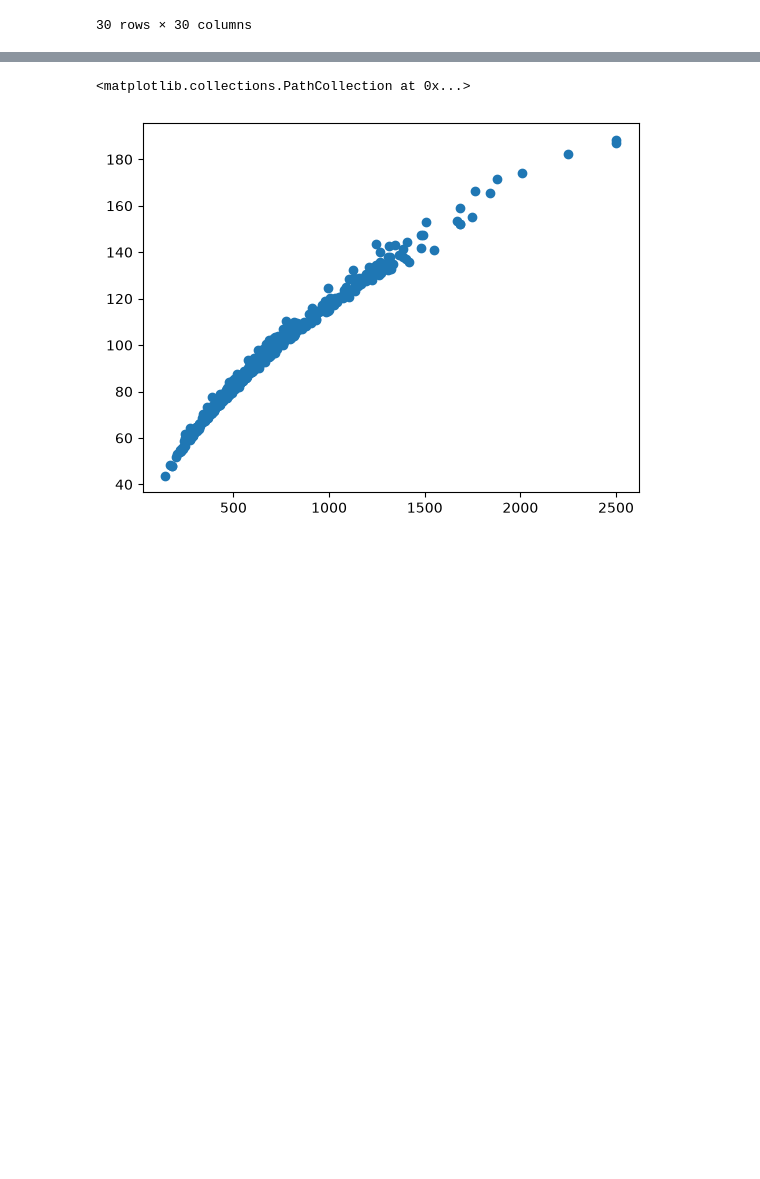
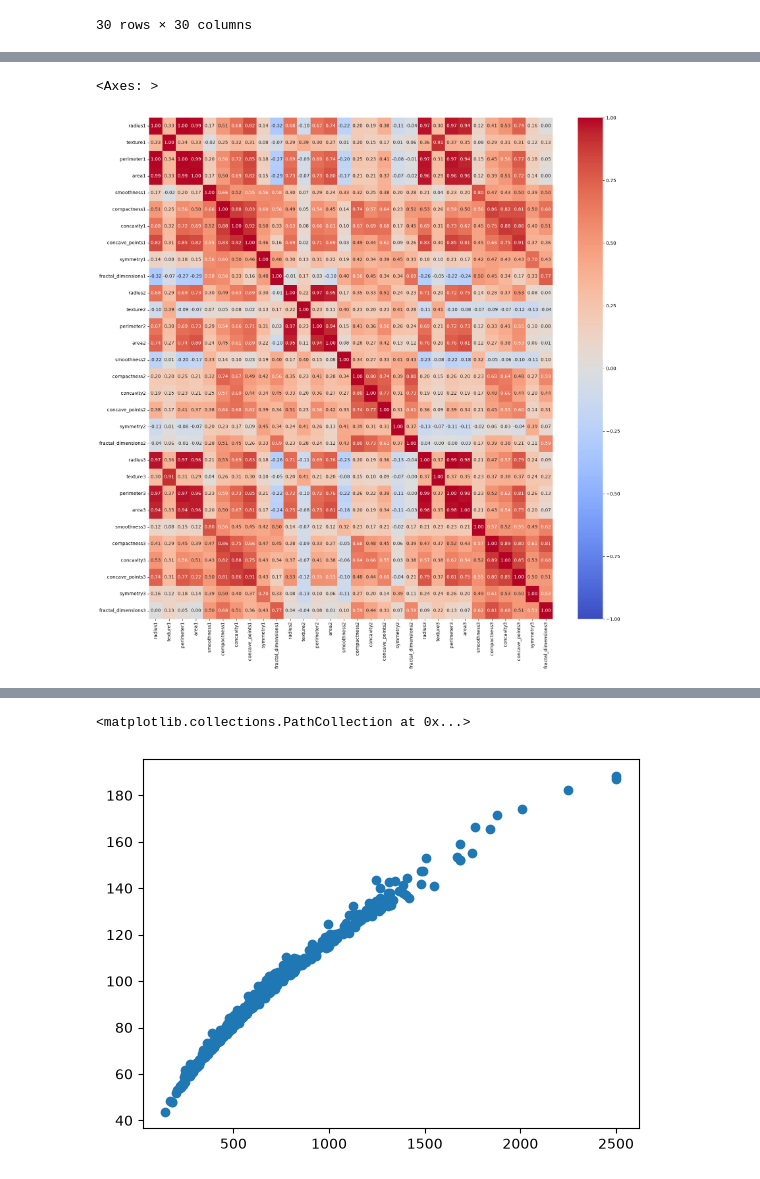
Before and after one commit to lavima/itf31519_2026, a Jupyter notebook: pipeline_baseline_evaluation/workshop_2508.ipynb, the cells around one changed output, grey strips where cells are left out. Saved outputs shown, nothing was run; the diff lists cells and outputs as text; code cells hidden in the pictures; blank space fills up the shorter version.

```diff
--- a/pipeline_baseline_evaluation/workshop_2508.ipynb
+++ b/pipeline_baseline_evaluation/workshop_2508.ipynb
@@ -296,3 +297,10 @@ correlation.style.background_gradient(cmap='coolwarm')
 | concave_points3 | 0.744025 | 0.306278 | 0.770783 | 0.722009 | 0.500119 | 0.813810 | 0.859918 | 0.909272 | ... |
 | symmetry3 | 0.159877 | 0.116263 | 0.184458 | 0.139856 | 0.390161 | 0.502439 | 0.401782 | 0.368009 | ... |
 | fractal_dimensions3 | 0.003339 | 0.127177 | 0.046909 | 0.000382 | 0.496684 | 0.684961 | 0.510736 | 0.363277 | ... |
+# %%
+# Can acheive the same with seaborn
+plt.figure(figsize=(20, 20))
+sb.heatmap(correlation, cmap='coolwarm', annot=True, vmin=-1, vmax=1, fmt='.2f')
+# %% [output]
+<Axes: >
+[figure, added]
```
Also changed, not shown: parts of 8 cells of this notebook.
